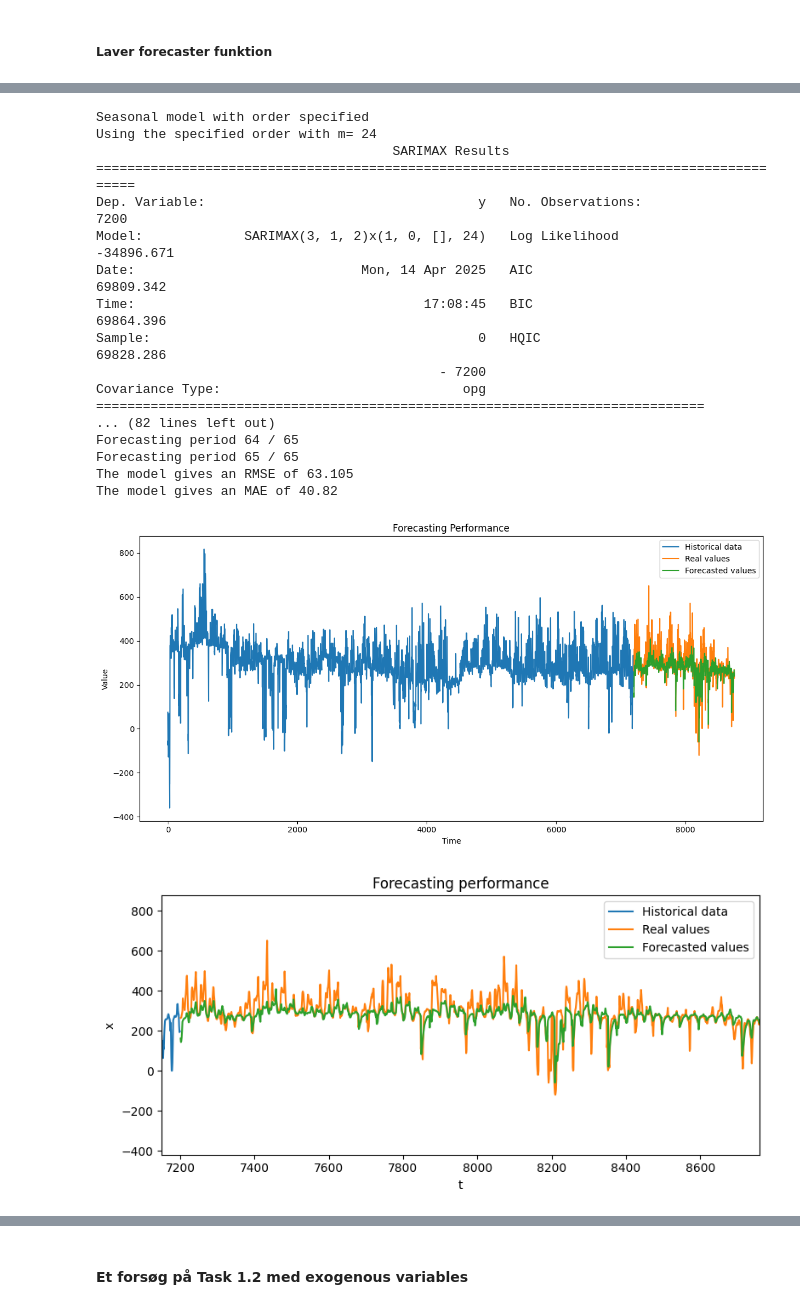
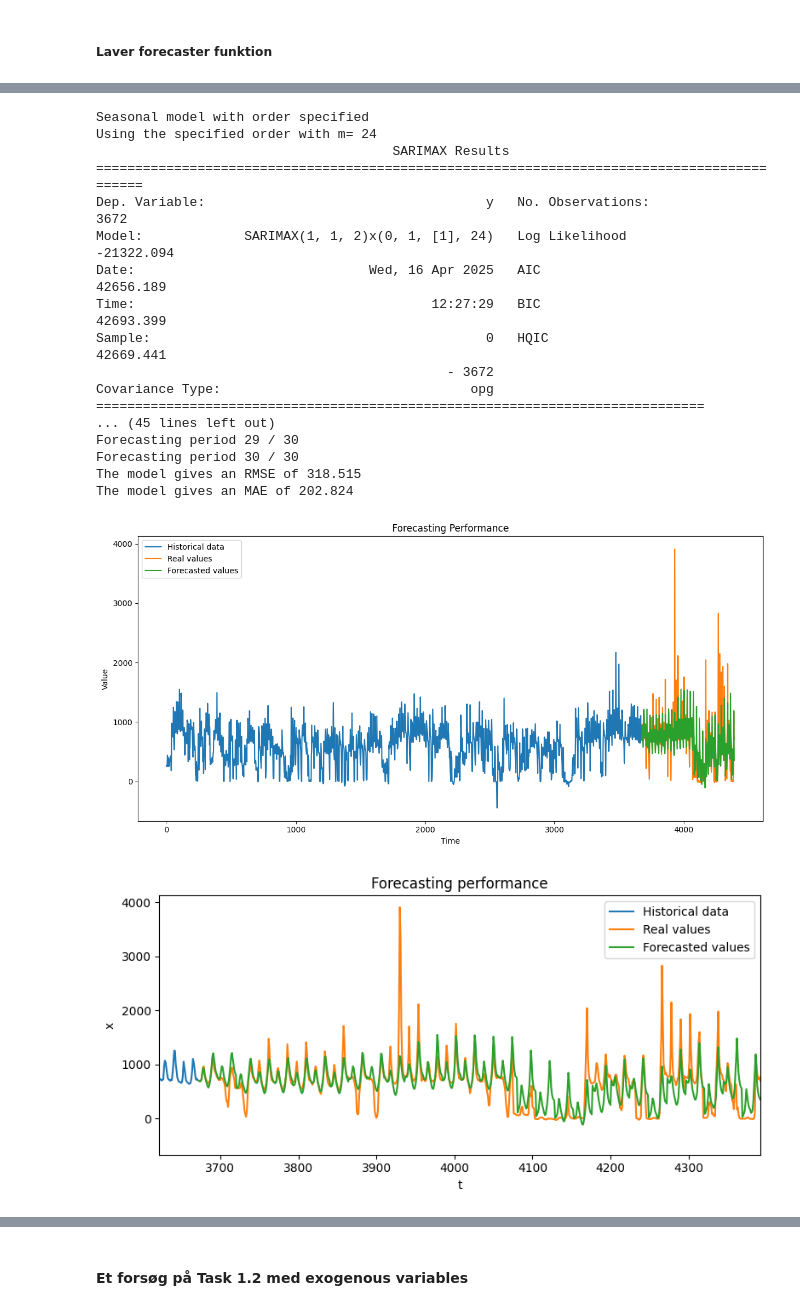
Before and after one commit to MortenHay/EnergyAnalytics, a Jupyter notebook: Assignment2/Aflevering-2.ipynb, the cells around one changed output, grey strips where cells are left out. Drawn from its saved outputs; the diff is of its cells as text; code cells hidden in the pictures.

```diff
--- a/Assignment2/Aflevering-2.ipynb
+++ b/Assignment2/Aflevering-2.ipynb
@@ -32,18 +32,17 @@ df_data["HourUTC"] = pd.to_datetime(df_data["HourUTC"])
 # %%
 #Define training and testing periods
 train_start = '2023-04-01'
-train_end = '2023-08-31'
 test_start = '2023-09-01'
-test_end = '2023-09-30'
+test_end = '2023-10-01'
 
 
 # Split the data from Elspotprices2nd
-train = df_prices[(df_prices['HourUTC'] >= train_start) & (df_prices['HourUTC'] <= train_end)]
-test = df_prices[(df_prices['HourUTC'] >= test_start) & (df_prices['HourUTC'] <= test_end)]
+train = df_prices[(df_prices['HourUTC'] >= train_start) & (df_prices['HourUTC'] < test_start)]
+test = df_prices[(df_prices['HourUTC'] >= test_start) & (df_prices['HourUTC'] < test_end)]
 
 # Split the data from ProdConData
-train_set_P = df_data[(df_prices['HourUTC'] >= train_start) & (df_data['HourUTC'] <= train_end)]
-test_set_P = df_data[(df_prices['HourUTC'] >= test_start) & (df_data['HourUTC'] <= test_end)]
+train_set_P = df_data[(df_prices['HourUTC'] >= train_start) & (df_data['HourUTC'] < test_start)]
+test_set_P = df_data[(df_prices['HourUTC'] >= test_start) & (df_data['HourUTC'] < test_end)]
 n = len(train['SpotPriceDKK'])
 N = len(df_prices['SpotPriceDKK'])
 df_data['SpotPriceDKK'] = df_prices["SpotPriceDKK"]
@@ -269,7 +268,3 @@ print("The model gives an RMSE of", float("{:.3f}".format(rmse_AR)))
 print("The model gives an MAE of", float("{:.3f}".format(MAE_AR)))
 # %% [output]
 IndexError: only integers, slices (`:`), ellipsis (`...`), numpy.newaxis (`None`) and integer or boolean arrays are valid indices
-# %%
-train = train['SpotPriceDKK'].values
-test = test['SpotPriceDKK'].values
-data = df_prices['SpotPriceDKK'].values[0:168]
@@ -286,7 +279,7 @@ def Create_Sarima(train, order=None, seasonal_order=None, X_train = None):
         if order is None:
             print("Non seasonal model with no order specified")
             print("Using auto_arima to find the best order")
-            model = pm.auto_arima(train, seasonal=False, X=X_train)
+            model = pm.auto_arima(train, seasonal=False, X=X_train, maxiter=10)
         else:
             print("Non seasonal model with order specified")
             print("Using the specified order")
@@ -299,7 +292,7 @@ def Create_Sarima(train, order=None, seasonal_order=None, X_train = None):
             m = seasonal_order
         print("Seasonal model missing order")
         print("Using auto_arima to find the best order with m=", m)
-        model = pm.auto_arima(train, seasonal=True, m=m,X=X_train, maxiter=10)
+        model = pm.auto_arima(train, seasonal=True, m=m,X=X_train, maxiter=5)
     else:
         m = seasonal_order[-1]
         print("Seasonal model with order specified")
@@ -379,9 +372,9 @@ def Plotting(train, test, forecast):
     # Plot the forecasts
     plt.figure(figsize=(8,4), dpi = 100)
     plt.plot(range(0,len(train)), train)
-    plt.plot(range(len(train)+1,len(data)+1), test)
-    plt.plot(range(len(train)+1,len(data)+1), forecast)
-    plt.xlim([len(train)-50,len(data)])
+    plt.plot(range(len(train)+1,len(train)+len(test)+1), test)
+    plt.plot(range(len(train)+1,len(train)+len(test)+1), forecast)
+    plt.xlim([len(train)-50,len(train)+len(test)])
     plt.xlabel("t")
     plt.ylabel("x")
     plt.title("Forecasting performance")
@@ -397,7 +390,4 @@ def Plotting(train, test, forecast):
     plt.ylabel("residual")
     plt.tight_layout()
     plt.show()
-# %%
-data = df_prices['SpotPriceDKK'].values[0:24*365]
-train,test = model_selection.train_test_split(data, train_size=24*300)
 # %%
@@ -430,24 +420,24 @@ Plotting(train, test, result)
 # %%
-model = Create_Sarima(train, order=(3, 1, 2), seasonal_order=(1, 0, 0, 24))
-result = Forecaster(test, model, 24)
-Plotting(train, test, result)
+model = Create_Sarima(train['SpotPriceDKK'].values,order=(1,1,2), seasonal_order=(0,1,1,24))
+result = Forecaster(test['SpotPriceDKK'].values, model, 24)
+Plotting(train['SpotPriceDKK'].values, test['SpotPriceDKK'].values, result)
 # %% [output]
 Seasonal model with order specified
 Using the specified order with m= 24
                                       SARIMAX Results
-===========================================================================================
-Dep. Variable:                                   y   No. Observations:                 7200
-Model:             SARIMAX(3, 1, 2)x(1, 0, [], 24)   Log Likelihood              -34896.671
-Date:                             Mon, 14 Apr 2025   AIC                          69809.342
-Time:                                     17:08:45   BIC                          69864.396
-Sample:                                          0   HQIC                         69828.286
-                                            - 7200
-Covariance Type:                               opg
+============================================================================================
+Dep. Variable:                                    y   No. Observations:                 3672
+Model:             SARIMAX(1, 1, 2)x(0, 1, [1], 24)   Log Likelihood              -21322.094
+Date:                              Wed, 16 Apr 2025   AIC                          42656.189
+Time:                                      12:27:29   BIC                          42693.399
+Sample:                                           0   HQIC                         42669.441
+                                             - 3672
+Covariance Type:                                opg
 ==============================================================================
-... (82 lines left out)
-Forecasting period 64 / 65
-Forecasting period 65 / 65
-The model gives an RMSE of 63.105
-The model gives an MAE of 40.82
+... (45 lines left out)
+Forecasting period 29 / 30
+Forecasting period 30 / 30
+The model gives an RMSE of 318.515
+The model gives an MAE of 202.824
-[figure, old version]
+[figure, new version]
-[figure, old version]
+[figure, new version]
```
Also changed, not shown: parts of 15 cells of this notebook.
